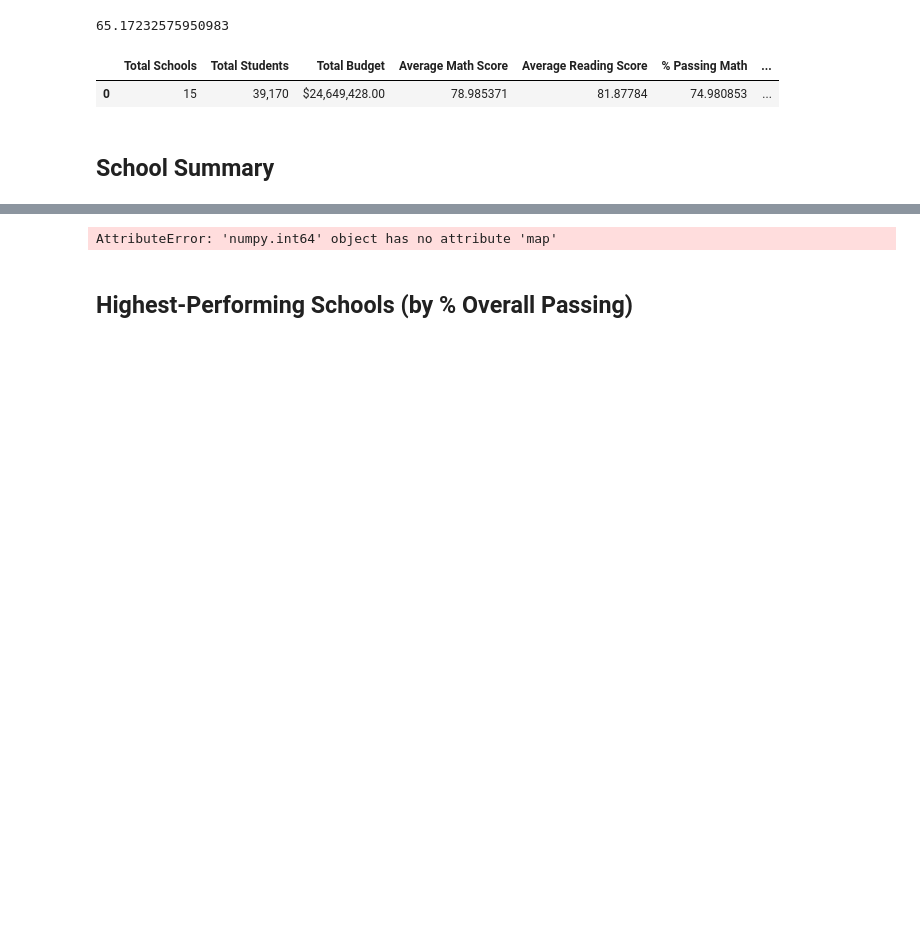
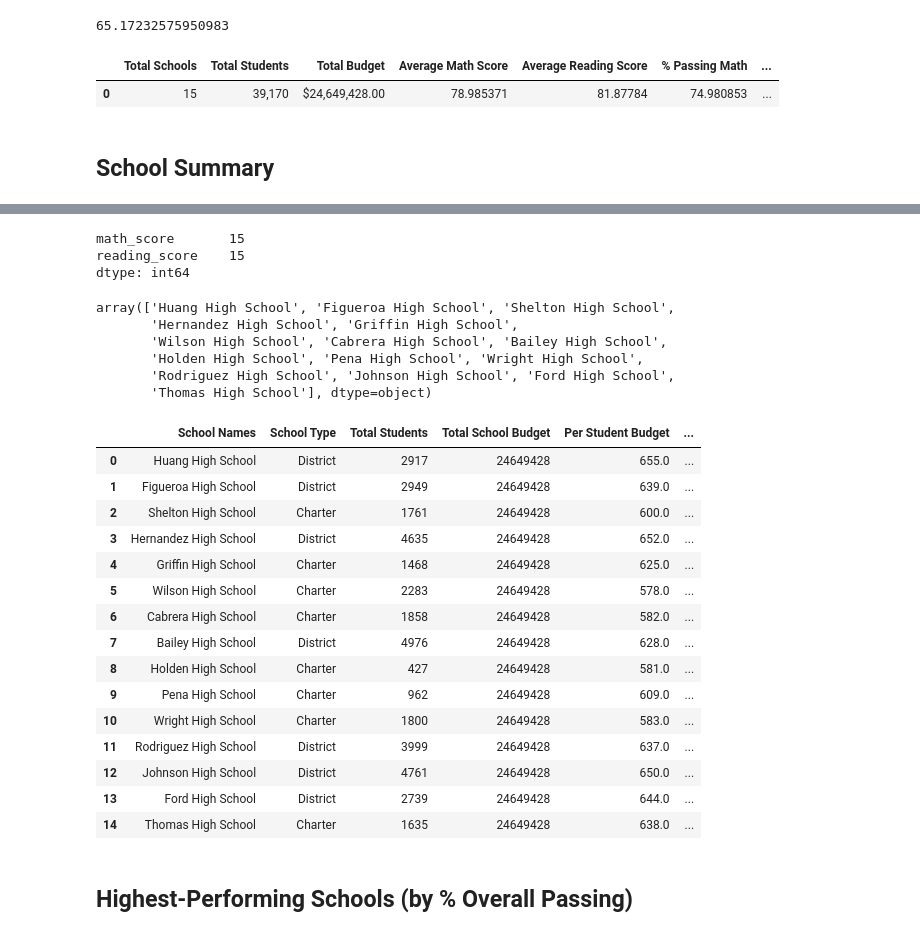
Before and after one commit to alexkopp12/pandas-challenge, a Jupyter notebook: PyCitySchools/PyCitySchools_hw.ipynb, the cells around one changed output, grey strips where cells are left out. Cells and saved outputs as stored; diff of their text form; code cells hidden in the pictures; blank space fills up the shorter version.

Commit message:
finished PyCitySchools_hw

```diff
--- a/PyCitySchools/PyCitySchools_hw.ipynb
+++ b/PyCitySchools/PyCitySchools_hw.ipynb
@@ -173,5 +210,10 @@ school_passing_reading = per_school_reading.loc[per_school_reading >= 70]
 # %%
 # Use the provided code to calculate the schools that passed both math and reading with scores of 70 or higher
-passing_math_and_reading = school_data_complete[
-    (school_data_complete["reading_score"] >= 70) & (school_data_complete["math_score"] >= 70)
-]
+passing_math_and_reading = pd.merge(per_school_math, per_school_reading, left_index=True, right_index=True)
+passing_math_and_reading = passing_math_and_reading.loc[passing_math_and_reading['math_score'] >= 70]
+passing_math_and_reading = passing_math_and_reading.loc[passing_math_and_reading['reading_score'] >= 70]
+passing_math_and_reading.count()
+# %% [output]
+math_score       15
+reading_score    15
+dtype: int64
@@ -183,22 +220,71 @@ overall_passing_rate = passing_math_and_reading.groupby(["school_name"]).count()
+# %%
+# Use the provided code to calculate the passing rates
+#passing math count by school
+passing_math_count_by_school = school_data_complete.loc[school_data_complete['math_score'] >= 70]
+passing_math_count_by_school = passing_math_count_by_school.groupby(['School ID'])
+passing_math_count_by_school = passing_math_count_by_school['size'].count()
+pass_rate_math = (passing_math_count_by_school / per_school_counts) * 100
+#passing reading count by school
+passing_reading_count_by_school = school_data_complete.loc[school_data_complete['reading_score'] >= 70]
+passing_reading_count_by_school = passing_reading_count_by_school.groupby(['School ID'])
+passing_reading_count_by_school = passing_reading_count_by_school['size'].count()
+pass_rate_reading = (passing_reading_count_by_school / per_school_counts) * 100
+#passing both count by school
+passing_both_count_by_school = school_data_complete.loc[school_data_complete['math_score'] >= 70]
+passing_both_count_by_school = passing_both_count_by_school.loc[passing_both_count_by_school['reading_score'] >= 70]
+passing_both_count_by_school = passing_both_count_by_school.groupby(['School ID'])
+passing_both_count_by_school = passing_both_count_by_school['size'].count()
+pass_rate_both = (passing_both_count_by_school / per_school_counts) * 100
+
+school_names = school_data_complete['school_name'].unique()
+school_names
+# %% [output]
+array(['Huang High School', 'Figueroa High School', 'Shelton High School',
+       'Hernandez High School', 'Griffin High School',
+       'Wilson High School', 'Cabrera High School', 'Bailey High School',
+       'Holden High School', 'Pena High School', 'Wright High School',
+       'Rodriguez High School', 'Johnson High School', 'Ford High School',
+       'Thomas High School'], dtype=object)
 # %%
 # Create a DataFrame called `per_school_summary` with columns for the calculations above.
-per_school_summary = {
+
+
+per_school_summary = pd.DataFrame({
+    'School Names': school_names,
+    'School Type': school_types.apply(''.join),
+    "Total Students": per_school_counts,
     'Total School Budget': total_budget,
-    'Per School Budget': per_school_budget,
-    'Per School Capita': per_school_capita,
-    'Math Passing Rate': per_school_passing_math,
-    'Reading Passing Rate': per_school_passing_reading,
-    'Overall Passing Rate': overall_passing_rate
-}
+    'Per Student Budget': per_capita_budget_school,
+    'Average math score': per_school_math,
+    'Average reading score': per_school_reading,
+    'Math Passing Rate': pass_rate_math,
+    'Reading Passing Rate': pass_rate_reading,
+    'Overall Passing Rate': pass_rate_both
+})
 
 # Formatting
-per_school_summary["Total School Budget"] = per_school_summary["Total School Budget"].map("${:,.2f}".format)
-per_school_summary["Per Student Budget"] = per_school_summary["Per Student Budget"].map("${:,.2f}".format)
+#per_school_summary["Total School Budget"] = per_school_summary["Total School Budget"].map("${:,.2f}".format)
+#per_school_summary["Per Student Budget"] = per_school_summary["Per Student Budget"].map("${:,.2f}".format)
 
 # Display the DataFrame
 per_school_summary
 # %% [output]
-AttributeError: 'numpy.int64' object has no attribute 'map'
+|  | School Names | School Type | Total Students | Total School Budget | Per Student Budget | ... |
+| 0 | Huang High School | District | 2917 | 24649428 | 655.0 | ... |
+| 1 | Figueroa High School | District | 2949 | 24649428 | 639.0 | ... |
+| 2 | Shelton High School | Charter | 1761 | 24649428 | 600.0 | ... |
+| 3 | Hernandez High School | District | 4635 | 24649428 | 652.0 | ... |
+| 4 | Griffin High School | Charter | 1468 | 24649428 | 625.0 | ... |
+| 5 | Wilson High School | Charter | 2283 | 24649428 | 578.0 | ... |
+| 6 | Cabrera High School | Charter | 1858 | 24649428 | 582.0 | ... |
+| 7 | Bailey High School | District | 4976 | 24649428 | 628.0 | ... |
+| 8 | Holden High School | Charter | 427 | 24649428 | 581.0 | ... |
+| 9 | Pena High School | Charter | 962 | 24649428 | 609.0 | ... |
+| 10 | Wright High School | Charter | 1800 | 24649428 | 583.0 | ... |
+| 11 | Rodriguez High School | District | 3999 | 24649428 | 637.0 | ... |
+| 12 | Johnson High School | District | 4761 | 24649428 | 650.0 | ... |
+| 13 | Ford High School | District | 2739 | 24649428 | 644.0 | ... |
+| 14 | Thomas High School | Charter | 1635 | 24649428 | 638.0 | ... |
 # %% [markdown]
 ## Highest-Performing Schools (by % Overall Passing)
 # %%
```
Also changed, not shown: parts of 19 cells of this notebook.
